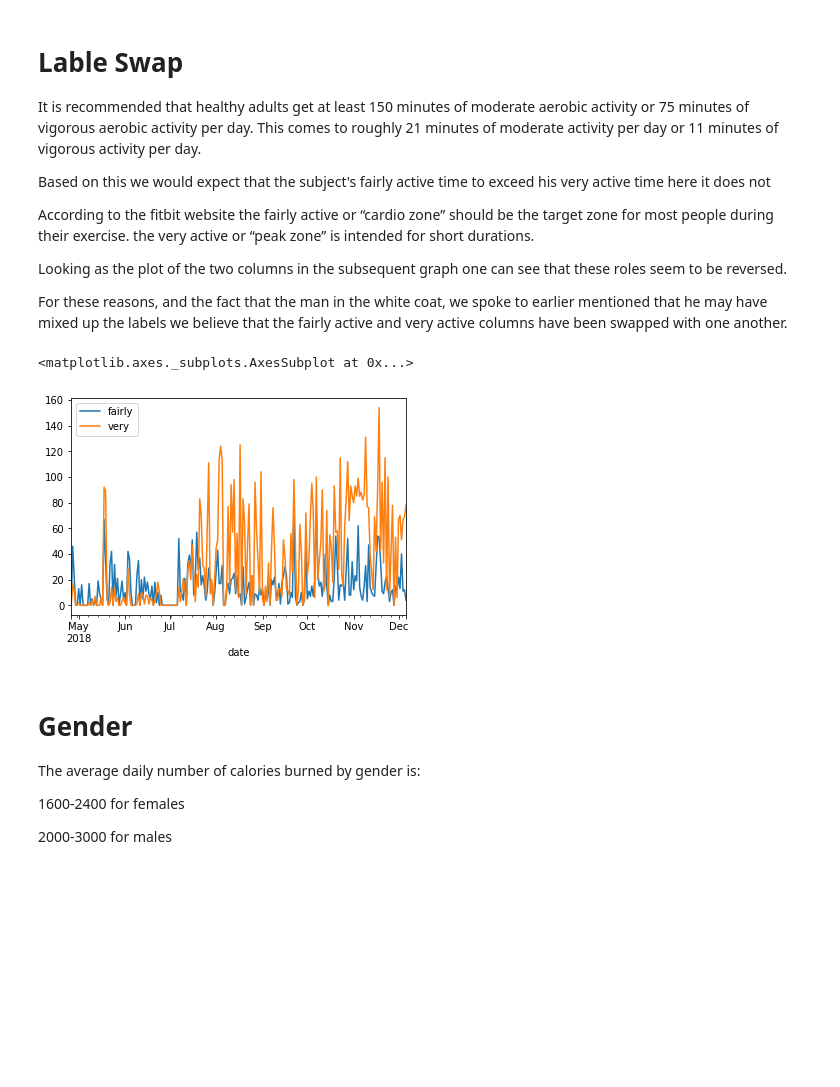
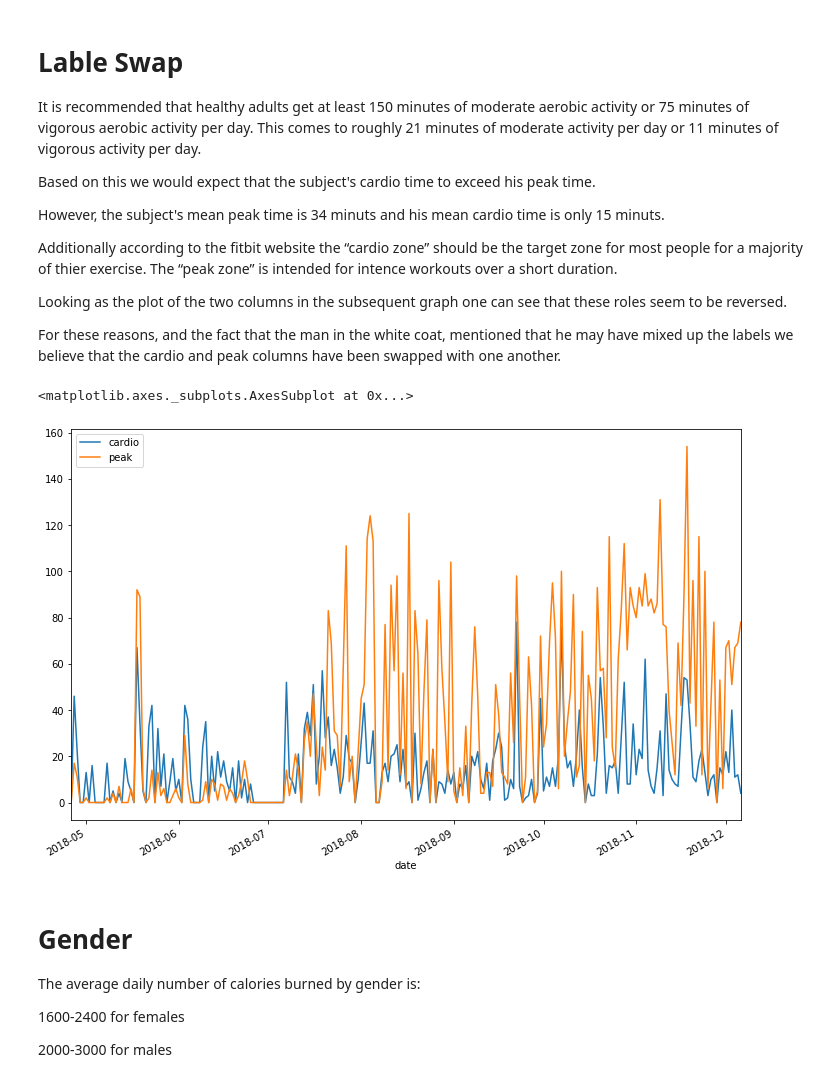
Before and after one commit to Very-Ethical/fitbit, a Jupyter notebook: Johns_fitbit_notebook.ipynb, the cells around one changed output. Cells and saved outputs as stored; diff of their text form; code cells hidden in the pictures; blank space fills up the shorter version.

```diff
--- a/Johns_fitbit_notebook.ipynb
+++ b/Johns_fitbit_notebook.ipynb
@@ -61,18 +82,20 @@ df.describe()
 
 It is recommended that healthy adults get at least 150 minutes of moderate aerobic activity or 75 minutes of vigorous aerobic activity per day. This comes to roughly 21 minutes of moderate activity per day or 11 minutes of vigorous activity per day.
 
-Based on this we would expect that the subject's fairly active time to exceed his very active time here it does not
+Based on this we would expect that the subject's cardio time to exceed his peak time.
 
-According to the fitbit website the  fairly active  or “cardio zone” should be the target zone for most people during their exercise. the very active or “peak zone” is intended for short durations.
+However, the subject's mean peak time is 34 minuts and his mean cardio time is only 15 minuts.
+
+Additionally according to the fitbit website the “cardio zone” should be the target zone for most people for a majority of thier exercise. The “peak zone” is intended for intence workouts over a short duration.
 
 Looking as the plot of the two columns in the subsequent graph one can see that these roles seem to be reversed.
 
-For these reasons, and the fact that the man in the white coat, we spoke to earlier mentioned that he may have mixed up the labels we believe that the fairly active and very active columns have been swapped with one another.
+For these reasons, and the fact that the man in the white coat, mentioned that he may have mixed up the labels we believe that the cardio and peak columns have been swapped with one another.
 # %%
-df[['fairly', 'very']].plot.line()
+df[['cardio', 'peak']].plot.line(figsize=(12,8))
 # %% [output]
 <matplotlib.axes._subplots.AxesSubplot at 0x...>
-[figure, old version]
+[figure, new version]
 # %% [markdown]
 # Gender
 
```
Also changed, not shown: parts of 36 cells of this notebook.
